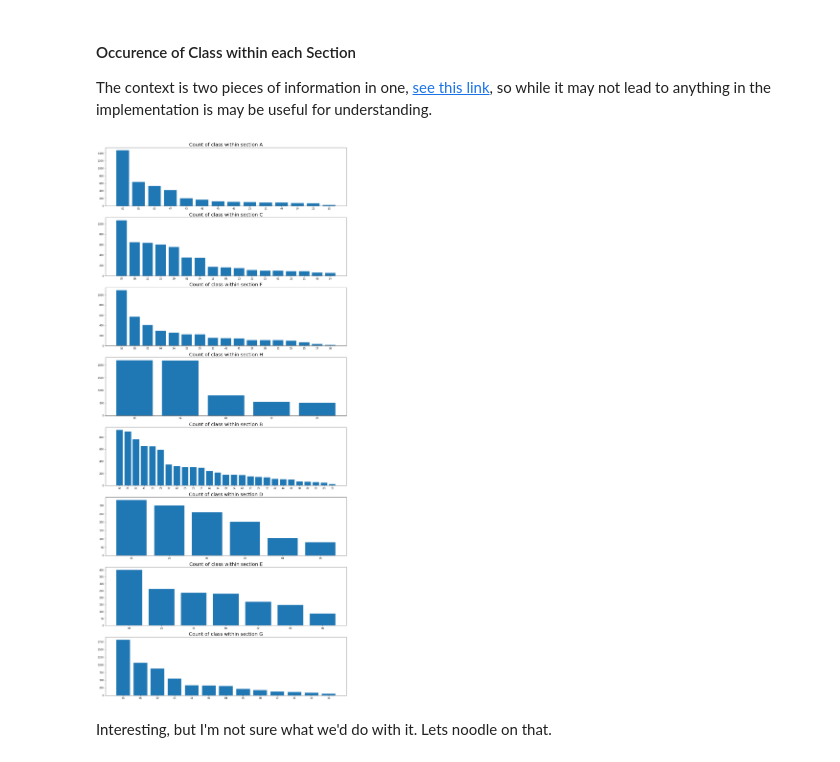
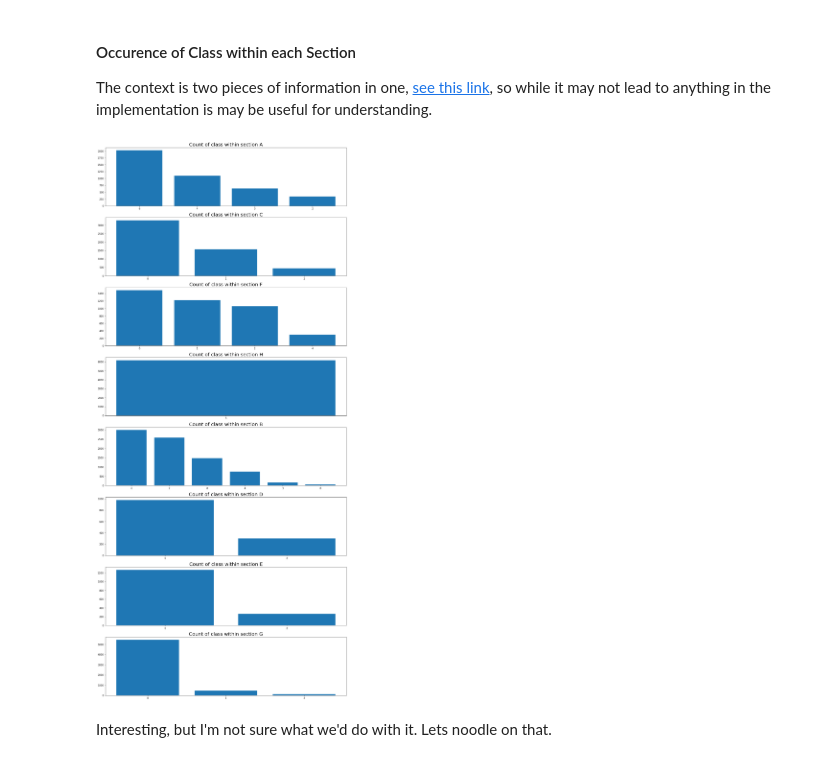
Before and after one commit to alecabt85/phrase_to_phrase, a Jupyter notebook: notebooks/eda.ipynb, the cells around one changed output. Drawn from its saved outputs; the diff is of its cells as text; code cells hidden in the pictures.

```diff
--- a/notebooks/eda.ipynb
+++ b/notebooks/eda.ipynb
@@ -68,2 +68,6 @@ ax.set_xticklabels(context_counts.index, rotation=45, fontsize=10)
-# %%
-data['cpc_section'] = data['context'].apply(lambda x: x[0])
+# %%
+data['section'] = data['context'].apply(lambda x: x[0])
+data['class'] = data['context'].apply(lambda x: x[1])
+data['subclass'] = data['context'].apply(lambda x: x[2])
+data['group'] = data['context'].apply(lambda x: x[3:5])
+data['subgroup'] = data['context'].apply(lambda x: x[5:])
@@ -70,5 +83,5 @@ data['cpc_section'] = data['context'].apply(lambda x: x[0])
 # %%
-section_counts = data.cpc_section.value_counts()
+section_counts = data.section.value_counts()
 fig, ax = plt.subplots(1,1, figsize=(18,6))
 cmap = plt.get_cmap('viridis')
 colors = np.linspace(0,1, num=len(section_counts))
@@ -94,19 +107,17 @@ So Operations and Transport; Electricity; and Physics lead the pack with Textile
 # %% [markdown]
 #### Occurence of Class within each Section
 The context is two pieces of information in one, [see this link](https://en.wikipedia.org/wiki/Cooperative_Patent_Classification), so while it may not lead to anything in the implementation is may be useful for understanding.
-# %%
-data['class'] = data['context'].apply(lambda x: x[1:])
 # %%
-num_plots = len(data.cpc_section.unique())
+num_plots = len(data.section.unique())
 fig, axes = plt.subplots(num_plots, 1, figsize=(18,42))
 axes= axes.flatten()
-for i, section in enumerate(data.cpc_section.unique()):
-    subset = data[data['cpc_section']==section]
+for i, section in enumerate(data.section.unique()):
+    subset = data[data['section']==section]
     subset_data = subset['class'].value_counts()
     ax = axes[i]
     ax.set_title(f'Count of class within section {section}', fontsize=20)
     ax.bar(x=subset_data.index, height=subset_data)
 # %% [output]
-[figure, old version]
+[figure, new version]
 # %% [markdown]
 Interesting, but I'm not sure what we'd do with it.  Lets noodle on that.
```
Also changed, not shown: parts of 2 cells of this notebook.
